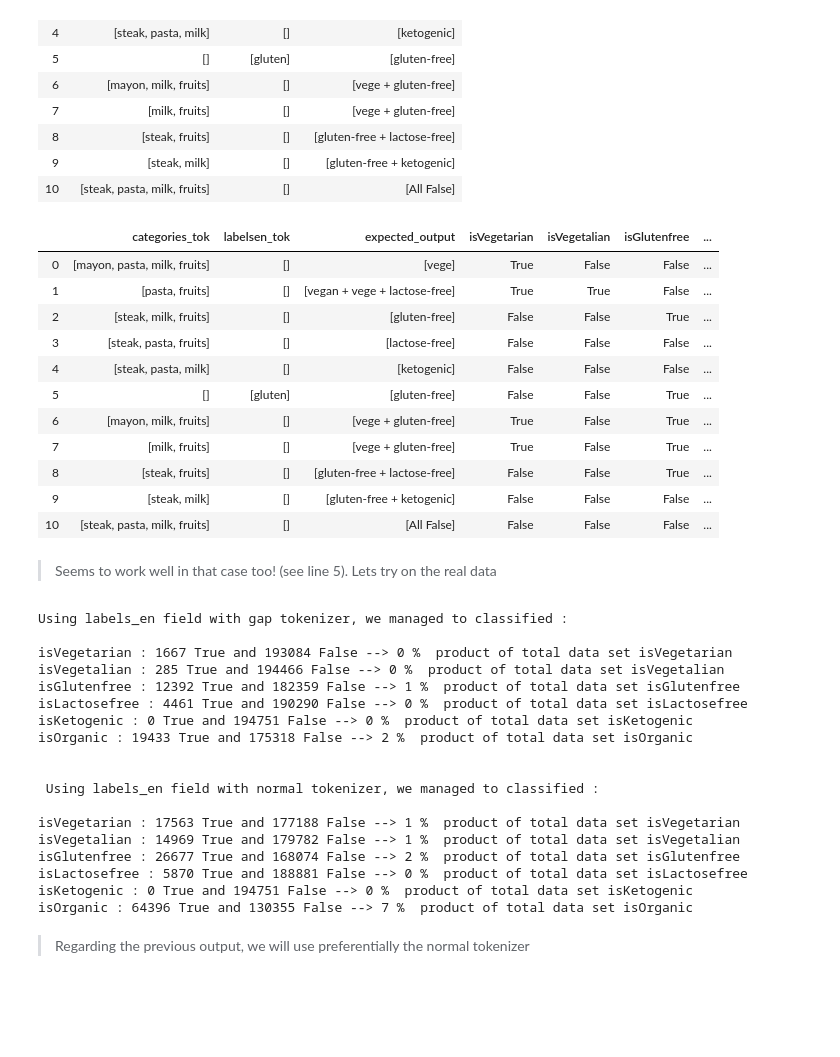
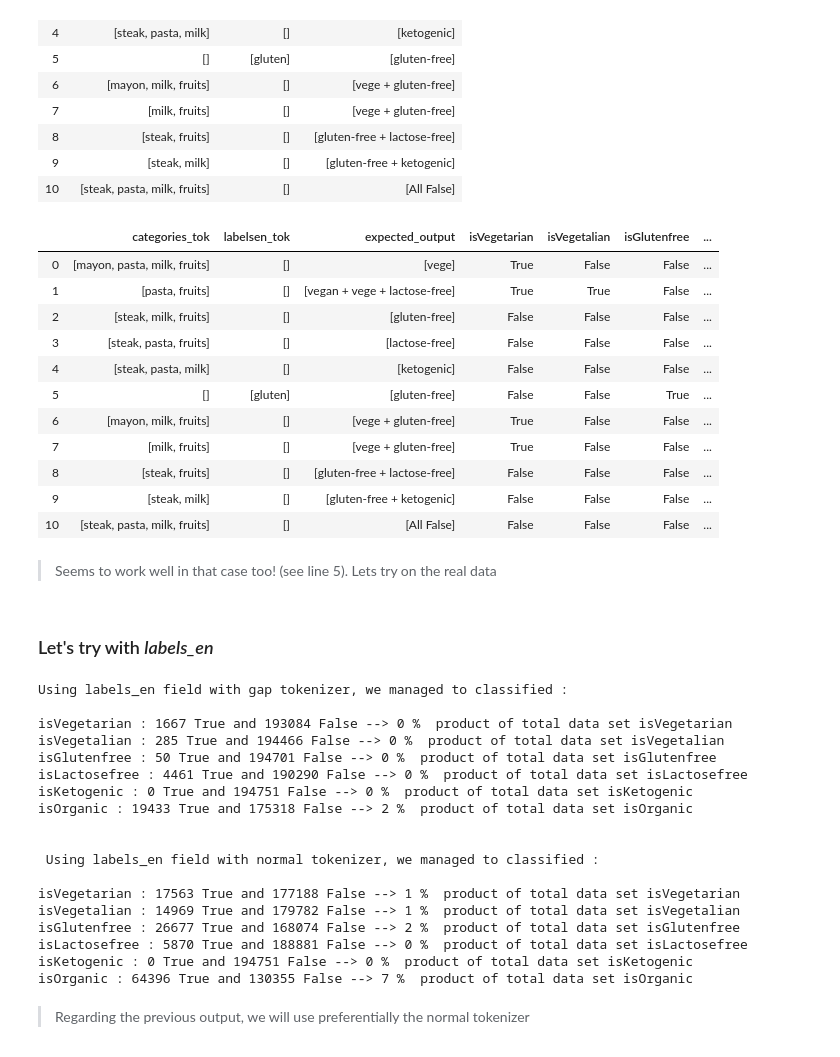
Before and after one commit to romi514/ProjectADA, a Jupyter notebook: project_tagADA.ipynb, the cells around one changed output. Drawn from its saved outputs; the diff is of its cells as text; code cells hidden in the pictures; blank space fills up the shorter version.

```diff
--- a/project_tagADA.ipynb
+++ b/project_tagADA.ipynb
@@ -1423,17 +1473,6 @@ test_df
 >Seems to works well when creating the new fields. Let's see if it also works when the field has already been created et when it only needs to complete None and False
 # %%
 test_df = pd.DataFrame()
-test_serie2 = pd.Series([[''], \
-                         [''], \
-                         [''], \
-                         [''], \
-                         [''], \
-                         ['gluten'], \
-                         [''], \
-                         [''], \
-                         [''], \
-                         [''], \
-                         ['']])
 test_serie = pd.Series([[str('mayon'), str('pasta'), str('milk'), str('fruits')], \
                         [str('pasta'), str('fruits')], \
                         [str('steak'), str('milk'), str('fruits')], \
@@ -1445,11 +1484,22 @@ test_serie = pd.Series([[str('mayon'), str('pasta'), str('milk'), str('fruits')]
                         [str('steak'), str('fruits')], \
                         [str('steak'), str('milk')], \
                         [str('steak'), str('pasta'), str('milk'), str('fruits')]])
-test_serie1 = pd.Series([['vege'], ['vegan + vege + lactose-free'], ['gluten-free'],['lactose-free'], ['ketogenic'], ['gluten-free'], ['vege + gluten-free'], \
+test_serie1 = pd.Series([[''], \
+                         [''], \
+                         [''], \
+                         [''], \
+                         [''], \
+                         ['gluten'], \
+                         [''], \
+                         [''], \
+                         [''], \
+                         [''], \
+                         ['']])
+test_serie2 = pd.Series([['vege'], ['vegan + vege + lactose-free'], ['gluten-free'],['lactose-free'], ['ketogenic'], ['gluten-free'], ['vege + gluten-free'], \
                          ['vege + gluten-free'], ['gluten-free + lactose-free'], ['gluten-free + ketogenic'], ['All False']])
 test_df["categories_tok"] = test_serie
-test_df["labelsen_tok"] = test_serie2
-test_df["expected_output"] = test_serie1
+test_df["labelsen_tok"] = test_serie1
+test_df["expected_output"] = test_serie2
 test_df
 # %% [output]
 |  | categories_tok | labelsen_tok | expected_output |
@@ -1465,24 +1515,26 @@ test_df
 | 9 | [steak, milk] | [] | [gluten-free + ketogenic] |
 | 10 | [steak, pasta, milk, fruits] | [] | [All False] |
 # %%
-test_df = isDiet(test_df, "categories_tok", regimes[:5], YES_List = categories_YESlists[:5], NO_List = categories_NOlists[:5])
-test_df = isDiet(test_df, "labelsen_tok", regimes[:5], YES_List = labelsen_YESlists[:5])
+test_df = isDiet(test_df, "categories_tok", regimes[:5], isRegimes_lists = isRegimes_categories[:5], notRegimes_lists = notRegimes_categories[:5])
+test_df = isDiet(test_df, "labelsen_tok", regimes[:5], isRegimes_lists = isRegimes_labels_en[:5])
 test_df
 # %% [output]
 |  | categories_tok | labelsen_tok | expected_output | isVegetarian | isVegetalian | isGlutenfree | ... |
 | 0 | [mayon, pasta, milk, fruits] | [] | [vege] | True | False | False | ... |
 | 1 | [pasta, fruits] | [] | [vegan + vege + lactose-free] | True | True | False | ... |
-| 2 | [steak, milk, fruits] | [] | [gluten-free] | False | False | True | ... |
+| 2 | [steak, milk, fruits] | [] | [gluten-free] | False | False | False | ... |
 | 3 | [steak, pasta, fruits] | [] | [lactose-free] | False | False | False | ... |
 | 4 | [steak, pasta, milk] | [] | [ketogenic] | False | False | False | ... |
 | 5 | [] | [gluten] | [gluten-free] | False | False | True | ... |
-| 6 | [mayon, milk, fruits] | [] | [vege + gluten-free] | True | False | True | ... |
-| 7 | [milk, fruits] | [] | [vege + gluten-free] | True | False | True | ... |
-| 8 | [steak, fruits] | [] | [gluten-free + lactose-free] | False | False | True | ... |
+| 6 | [mayon, milk, fruits] | [] | [vege + gluten-free] | True | False | False | ... |
+| 7 | [milk, fruits] | [] | [vege + gluten-free] | True | False | False | ... |
+| 8 | [steak, fruits] | [] | [gluten-free + lactose-free] | False | False | False | ... |
 | 9 | [steak, milk] | [] | [gluten-free + ketogenic] | False | False | False | ... |
 | 10 | [steak, pasta, milk, fruits] | [] | [All False] | False | False | False | ... |
 # %% [markdown]
 >Seems to work well in that case too! (see line 5). Lets try on the real data
+# %% [markdown]
+### Let's try with _labels_en_
 # %%
 #Here we use the tokenizer with gaps = True (keep gluten-free as 'gluten-free')
 data["labels_en_tokgap"] = label_stemgap["labels_en"]
@@ -1494,34 +1546,34 @@ data_labeldiet = isDiet(data, "labels_en_tok", regimes, labelsen_YESlists)
 # %%
 print("Using labels_en field with gap tokenizer, we managed to classified : \n")
 for index, isRegime in enumerate(regimes):
-    if len(data_labeldietgap[data_labeldietgap["labels_en_tokgap"].notnull()][isRegime].value_counts()) == 2:
-        percentage = data_labeldietgap[data_labeldietgap["labels_en_tokgap"].notnull()][isRegime].value_counts()[1]/len(data_labeldietgap)*100
-        nb_true = data_labeldietgap[data_labeldietgap["labels_en_tokgap"].notnull()][isRegime].value_counts()[1]
-        nb_false = data_labeldietgap[data_labeldietgap["labels_en_tokgap"].notnull()][isRegime].value_counts()[0]
-    elif len(data_labeldietgap[data_labeldietgap["labels_en_tokgap"].notnull()][isRegime].value_counts()) == 1:
+    if len(dietdf_labels_en_gap[dietdf_labels_en_gap["labels_en_tokgap"].notnull()][isRegime].value_counts()) == 2:
+        percentage = dietdf_labels_en_gap[dietdf_labels_en_gap["labels_en_tokgap"].notnull()][isRegime].value_counts()[1]/len(dietdf_labels_en_gap)*100
+        nb_true = dietdf_labels_en_gap[dietdf_labels_en_gap["labels_en_tokgap"].notnull()][isRegime].value_counts()[1]
+        nb_false = dietdf_labels_en_gap[dietdf_labels_en_gap["labels_en_tokgap"].notnull()][isRegime].value_counts()[0]
+    elif len(dietdf_labels_en_gap[dietdf_labels_en_gap["labels_en_tokgap"].notnull()][isRegime].value_counts()) == 1:
         percentage = 0;
         nb_true = 0;
-        nb_false = data_labeldietgap[data_labeldietgap["labels_en_tokgap"].notnull()][isRegime].value_counts()[0]
+        nb_false = dietdf_labels_en_gap[dietdf_labels_en_gap["labels_en_tokgap"].notnull()][isRegime].value_counts()[0]
     print("%s : %d True and %d False --> %d %%  product of total data set %s" % (isRegime, nb_true, nb_false, percentage, isRegime))
 
 
 print("\n\n Using labels_en field with normal tokenizer, we managed to classified : \n")
 for index, isRegime in enumerate(regimes):
-    if len(data_labeldiet[data_labeldiet["labels_en_tok"].notnull()][isRegime].value_counts()) == 2:
-        percentage = data_labeldiet[data_labeldiet["labels_en_tok"].notnull()][isRegime].value_counts()[1]/len(data_labeldiet)*100
-        nb_true = data_labeldiet[data_labeldiet["labels_en_tok"].notnull()][isRegime].value_counts()[1]
-        nb_false = data_labeldiet[data_labeldiet["labels_en_tok"].notnull()][isRegime].value_counts()[0]
-    elif len(data_labeldiet[data_labeldiet["labels_en_tok"].notnull()][isRegime].value_counts()) == 1:
+    if len(dietdf_labels_en[dietdf_labels_en["labels_en_tok"].notnull()][isRegime].value_counts()) == 2:
+        percentage = dietdf_labels_en[dietdf_labels_en["labels_en_tok"].notnull()][isRegime].value_counts()[1]/len(dietdf_labels_en)*100
+        nb_true = dietdf_labels_en[dietdf_labels_en["labels_en_tok"].notnull()][isRegime].value_counts()[1]
+        nb_false = dietdf_labels_en[dietdf_labels_en["labels_en_tok"].notnull()][isRegime].value_counts()[0]
+    elif len(dietdf_labels_en[dietdf_labels_en["labels_en_tok"].notnull()][isRegime].value_counts()) == 1:
         percentage = 0;
         nb_true = 0;
-        nb_false = data_labeldiet[data_labeldiet["labels_en_tok"].notnull()][isRegime].value_counts()[0]
+        nb_false = dietdf_labels_en[dietdf_labels_en["labels_en_tok"].notnull()][isRegime].value_counts()[0]
     print("%s : %d True and %d False --> %d %%  product of total data set %s" % (isRegime, nb_true, nb_false, percentage, isRegime))
 # %% [output]
 Using labels_en field with gap tokenizer, we managed to classified :
 
 isVegetarian : 1667 True and 193084 False --> 0 %  product of total data set isVegetarian
 isVegetalian : 285 True and 194466 False --> 0 %  product of total data set isVegetalian
-isGlutenfree : 12392 True and 182359 False --> 1 %  product of total data set isGlutenfree
+isGlutenfree : 50 True and 194701 False --> 0 %  product of total data set isGlutenfree
 isLactosefree : 4461 True and 190290 False --> 0 %  product of total data set isLactosefree
 isKetogenic : 0 True and 194751 False --> 0 %  product of total data set isKetogenic
 isOrganic : 19433 True and 175318 False --> 2 %  product of total data set isOrganic
```
Also changed, not shown: parts of 43 cells of this notebook.
